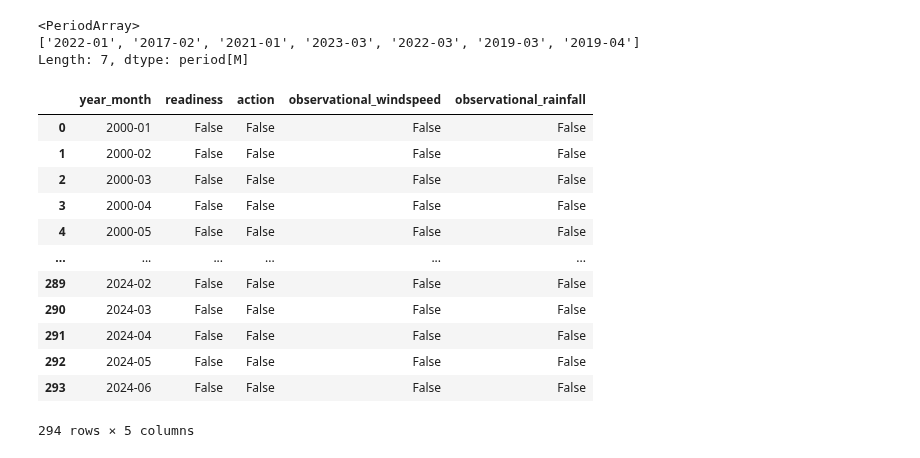
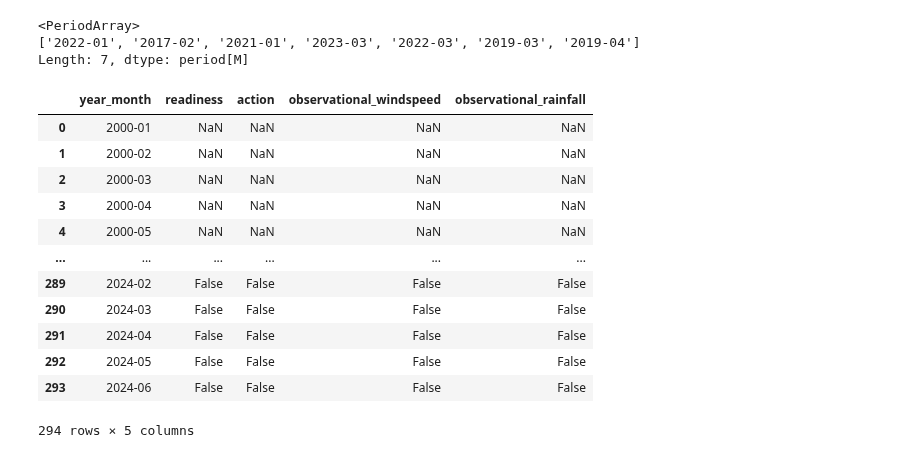
Before and after one commit to OCHA-DAP/ds-aa-moz-cyclones, a Jupyter notebook: analysis/04.1_historical_validation.ipynb, the cells around one changed output. Drawn from its saved outputs; the diff is of its cells as text; code cells hidden in the pictures.

Commit message:
updating the historical validation notebook

```diff
--- a/analysis/04.1_historical_validation.ipynb
+++ b/analysis/04.1_historical_validation.ipynb
@@ -471,9 +472,8 @@ obs_ws_storms
 # %% [output]
 array(['DINEO', 'FREDDY', 'GOMBE', 'IDAI'], dtype=object)
 # %%
-AA_DATA_DIR = Path(os.getenv("AA_DATA_DIR"))
 rain_df = pd.read_csv(
-    AA_DATA_DIR
+    rsmc.DATA_DIR
     / "public"
     / "processed"
     / "moz"
@@ -664,30 +664,46 @@ obs_rain_trigger_years
 <PeriodArray>
 ['2022-01', '2017-02', '2021-01', '2023-03', '2022-03', '2019-03', '2019-04']
 Length: 7, dtype: period[M]
+# %%
+min_year_windspeed = "2010-10"
+min_year_rainfall = "2003-03"
+max_year_rainfall = ""
 # %%
 historical_activations = pd.DataFrame(
     {"year_month": pd.period_range(start="2000-01", end="2024-06", freq="M")}
 )
 historical_activations["readiness"] = historical_activations[
     "year_month"
 ].isin(readiness_trigger_years)
 historical_activations["action"] = historical_activations["year_month"].isin(
     action_trigger_years
 )
 historical_activations["observational_windspeed"] = historical_activations[
     "year_month"
 ].isin(obs_ws_trigger_years)
 historical_activations["observational_rainfall"] = historical_activations[
     "year_month"
 ].isin(obs_rain_trigger_years)
+# Apply the date constraints
+historical_activations.loc[
+    historical_activations["year_month"]
+    < pd.Period(min_year_windspeed, freq="M"),
+    ["readiness", "action", "observational_windspeed"],
+] = np.nan
+historical_activations.loc[
+    historical_activations["year_month"]
+    < pd.Period(min_year_rainfall, freq="M"),
+    "observational_rainfall",
+] = np.nan
+
 historical_activations
 # %% [output]
 |  | year_month | readiness | action | observational_windspeed | observational_rainfall |
-| 0 | 2000-01 | False | False | False | False |
-| 1 | 2000-02 | False | False | False | False |
-| 2 | 2000-03 | False | False | False | False |
-| 3 | 2000-04 | False | False | False | False |
-| 4 | 2000-05 | False | False | False | False |
+| 0 | 2000-01 | NaN | NaN | NaN | NaN |
+| 1 | 2000-02 | NaN | NaN | NaN | NaN |
+| 2 | 2000-03 | NaN | NaN | NaN | NaN |
+| 3 | 2000-04 | NaN | NaN | NaN | NaN |
+| 4 | 2000-05 | NaN | NaN | NaN | NaN |
 | ... | ... | ... | ... | ... | ... |
 | 289 | 2024-02 | False | False | False | False |
 | 290 | 2024-03 | False | False | False | False |
```
Also changed, not shown: parts of 2 cells of this notebook, 1 other file.
